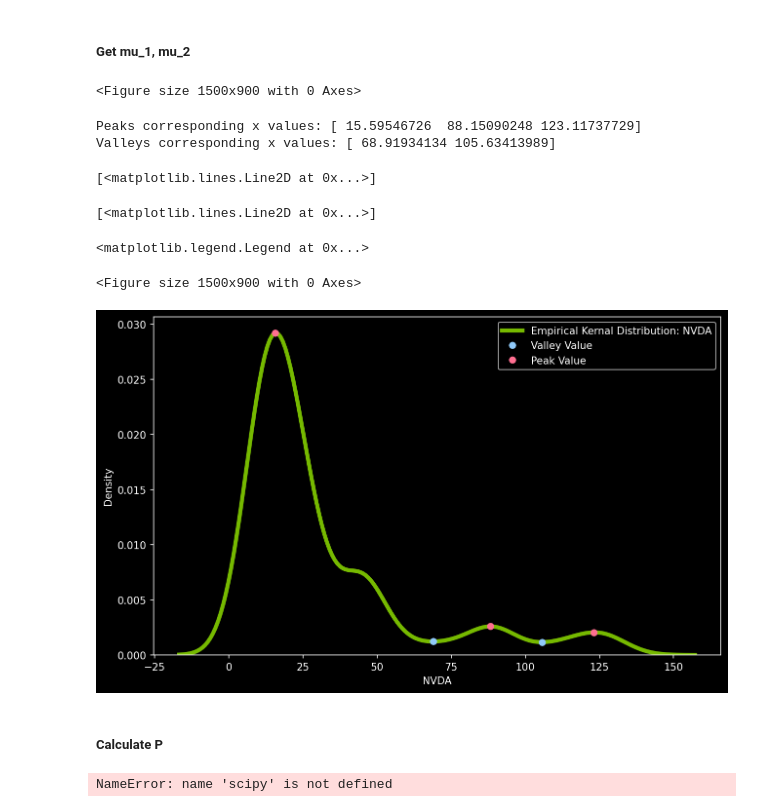
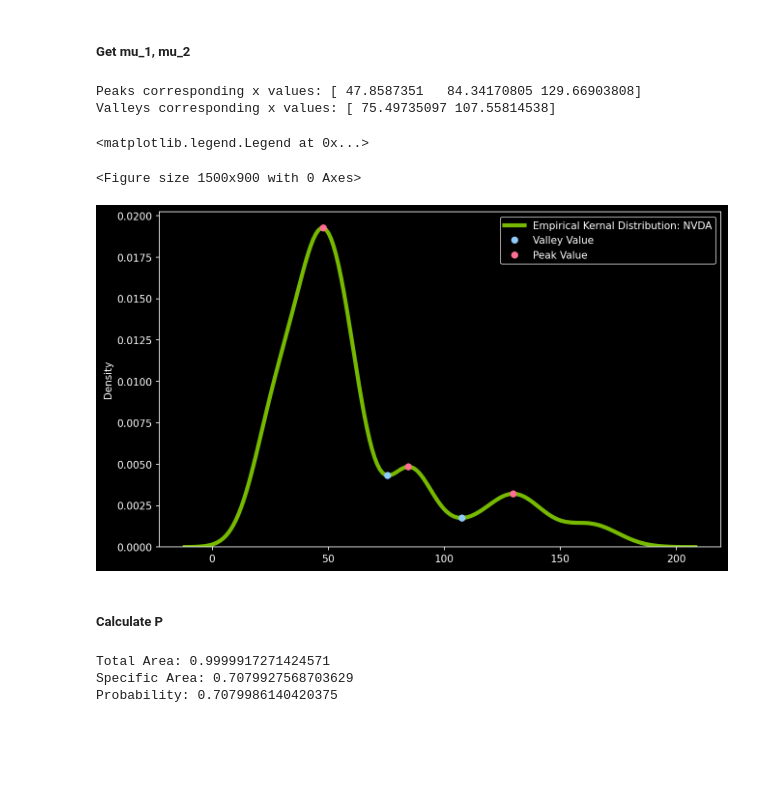
Before and after one commit to yfeng445/ENCP-6000, a Jupyter notebook: Amst/Asmt 1 - Presentation/Merged_Analysis.ipynb, the cells around one changed output. Cells and saved outputs as stored; diff of their text form; code cells hidden in the pictures; blank space fills up the shorter version.

```diff
--- a/Amst/Asmt 1 - Presentation/Merged_Analysis.ipynb
+++ b/Amst/Asmt 1 - Presentation/Merged_Analysis.ipynb
@@ -304,46 +265,44 @@ def optimize_parameters(parameters, save_path, step=5):
 # %% [markdown]
 ##### Get mu_1, mu_2
 # %%
-close_data = stocks
+close_data = {}
+for symbol in stock_symbols:
+    close_data[symbol] = X
 current_X = close_data['NVDA']
 stock_symbol =  'NVDA'
 
 # Plotting the histogram of r
 plt.figure(figsize=(10,6))
 fig, ax = plt.subplots()
 
 # Calculate the peak value
 sns_kde = sns.kdeplot(data=current_X , linewidth=4)
 x, y = sns_kde.get_lines()[0].get_data()
 
 peaks, _ = find_peaks(y)
 peak_x_values = x[peaks]
 
 valleys, _ = find_peaks(-y)  # Negate y to find valleys
 valleys, _ = find_peaks(-y)
 
 print("Peaks corresponding x values:", x[peaks])
 print("Valleys corresponding x values:", x[valleys])
 
 plt.plot(x[valleys], y[valleys], "o", label='Valleys', color = '#90CAF9')
 plt.plot(peak_x_values, y[peaks], "ro", label='Peaks', color = '#FF6F91')
 
 ax.legend([f'Empirical Kernal Distribution: {stock_symbol}',
            'Valley Value',
            'Peak Value'])
 # %% [output]
-<Figure size 1500x900 with 0 Axes>
+Peaks corresponding x values: [ 47.8587351   84.34170805 129.66903808]
+Valleys corresponding x values: [ 75.49735097 107.55814538]
-Peaks corresponding x values: [ 15.59546726  88.15090248 123.11737729]
-Valleys corresponding x values: [ 68.91934134 105.63413989]
+<matplotlib.legend.Legend at 0x...>
-[<matplotlib.lines.Line2D at 0x...>]
+<Figure size 1500x900 with 0 Axes>
-[<matplotlib.lines.Line2D at 0x...>]
-<matplotlib.legend.Legend at 0x...>
-<Figure size 1500x900 with 0 Axes>
-[figure, old version]
+[figure, new version]
 # %% [markdown]
 ##### Calculate P
 # %%
-import scipy
 cut_point = 68.91934158
 
 # Calculate the total area
@@ -359,4 +318,6 @@ print("Specific Area:", area_between)
 p = area_between / total_area
 print("Probability:", p)
 # %% [output]
-NameError: name 'scipy' is not defined
+Total Area: 0.9999917271424571
+Specific Area: 0.7079927568703629
+Probability: 0.7079986140420375
```
Also changed, not shown: parts of 13 cells of this notebook.
